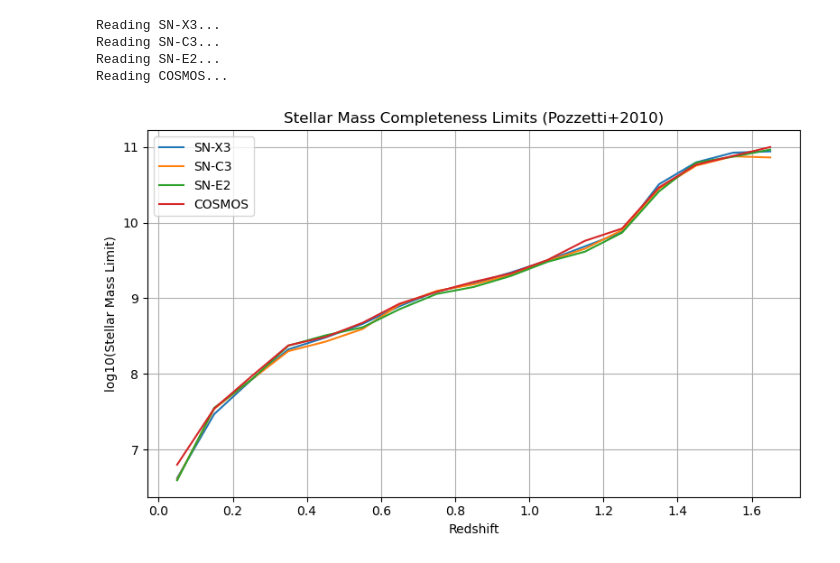
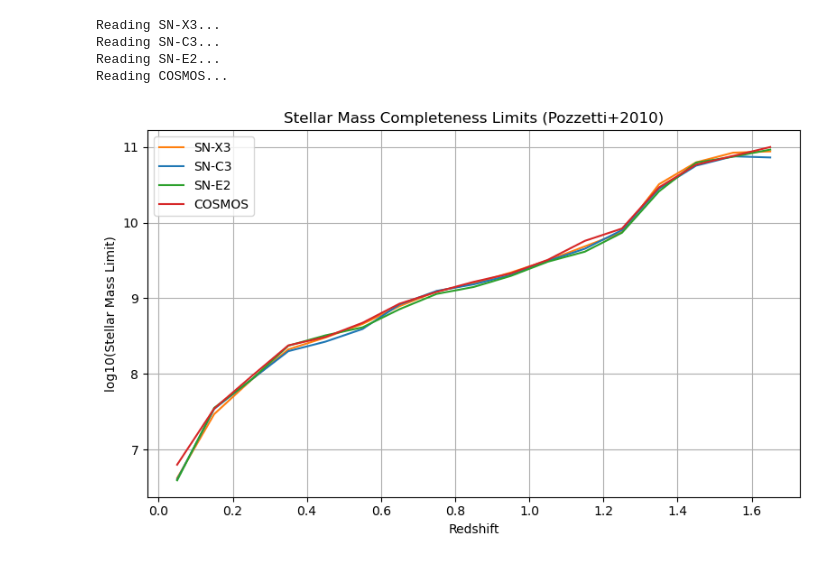
Before and after one commit to OtiliaIrina/Master_Thesis, a Jupyter notebook: New code/SM_Completness_limits.ipynb, the cells around one changed output. Drawn from its saved outputs; the diff is of its cells as text; code cells hidden in the pictures.

```diff
--- a/New code/SM_Completness_limits.ipynb
+++ b/New code/SM_Completness_limits.ipynb
@@ -159,17 +159,25 @@ Reading SN-C3...
 Reading SN-E2...
 Reading COSMOS...
 # %%
+colors = {
+    "SN-C3": "tab:blue",
+    "SN-X3": "tab:orange",
+    "COSMOS": "tab:red",
+    "SN-E2": "tab:green"
+}
+
 plt.figure(figsize=(8, 5))
 for field_name, zc, ml in all_data:
-    plt.plot(zc, ml,label=field_name)
+    plt.plot(zc, ml,label=field_name, color=colors[field_name])
+
 
 plt.xlabel("Redshift")
 plt.ylabel("log10(Stellar Mass Limit)")
 plt.title("Stellar Mass Completeness Limits (Pozzetti+2010)")
 plt.legend()
 plt.grid(True)
 plt.tight_layout()
 plt.show()
 # %% [output]
-[figure, old version]
+[figure, new version]
 # %%
```
Also changed, not shown: parts of 2 cells of this notebook, 4 other files.
